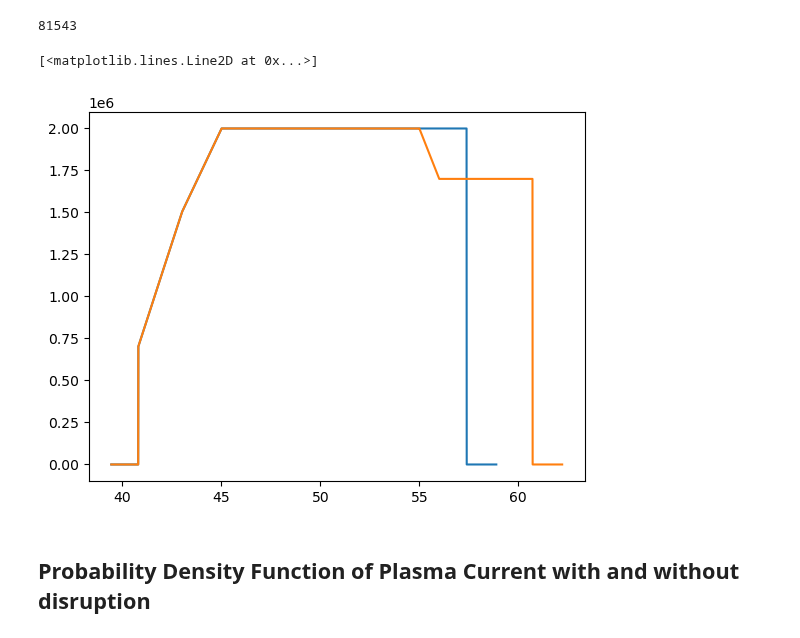
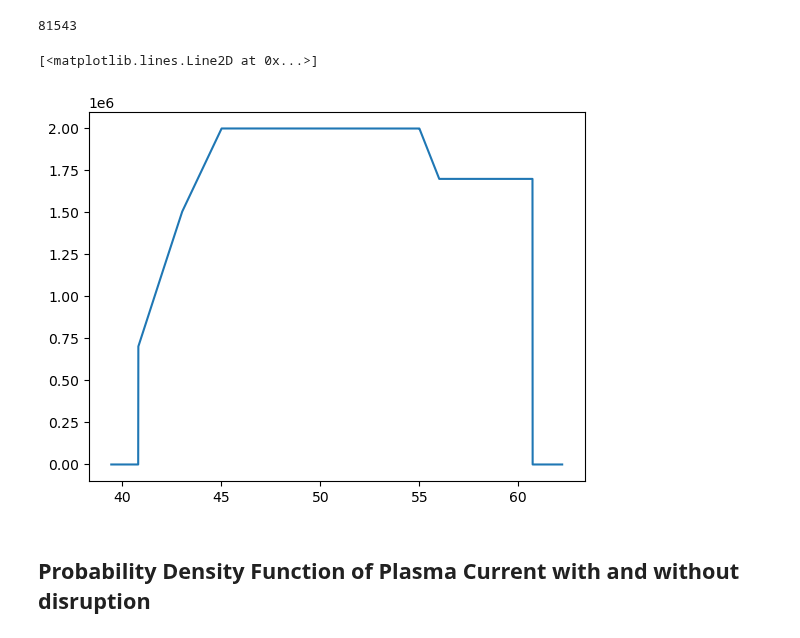
Before and after one commit to maxtost10/SPC-Runaway_Classifier, a Jupyter notebook: LoadDefuse.ipynb, the cells around one changed output. Saved outputs shown, nothing was run; the diff lists cells and outputs as text; code cells hidden in the pictures.

```diff
--- a/LoadDefuse.ipynb
+++ b/LoadDefuse.ipynb
@@ -67,9 +84,9 @@ t, Ip = JETno80331['SIG']['IP'][0][0]['time'][0][0], -JETno80331['SIG']['IP'][0]
 # %%
-plt.plot(t, Ip)
+# plt.plot(t, Ip)
 plt.plot(t_d, Ip_d)
 # %% [output]
 [<matplotlib.lines.Line2D at 0x...>]
-[figure, old version]
+[figure, new version]
 # %% [markdown]
 ## Probability Density Function of Plasma Current with and without disruption
 # %%
```
Also changed, not shown: parts of 2 cells of this notebook.
